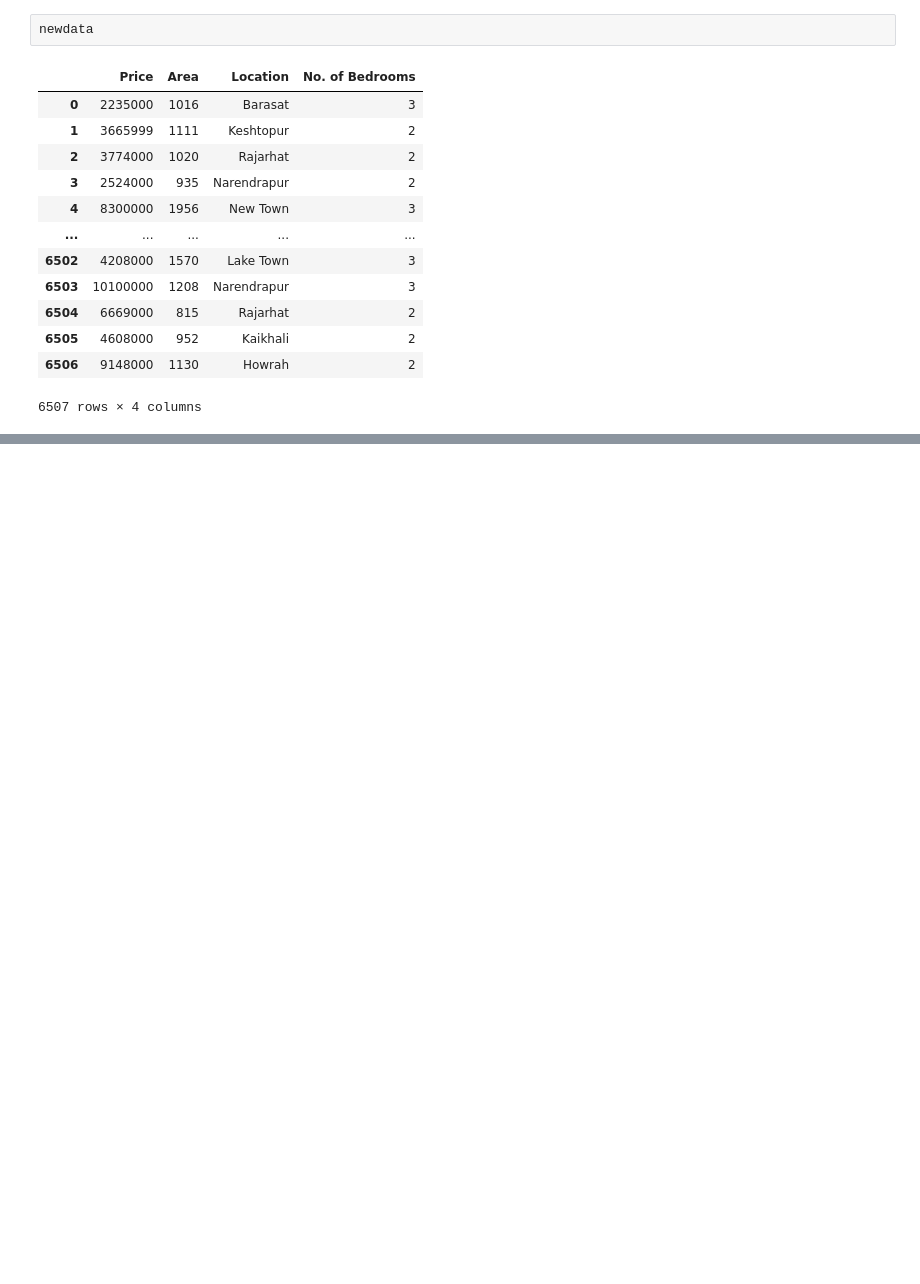
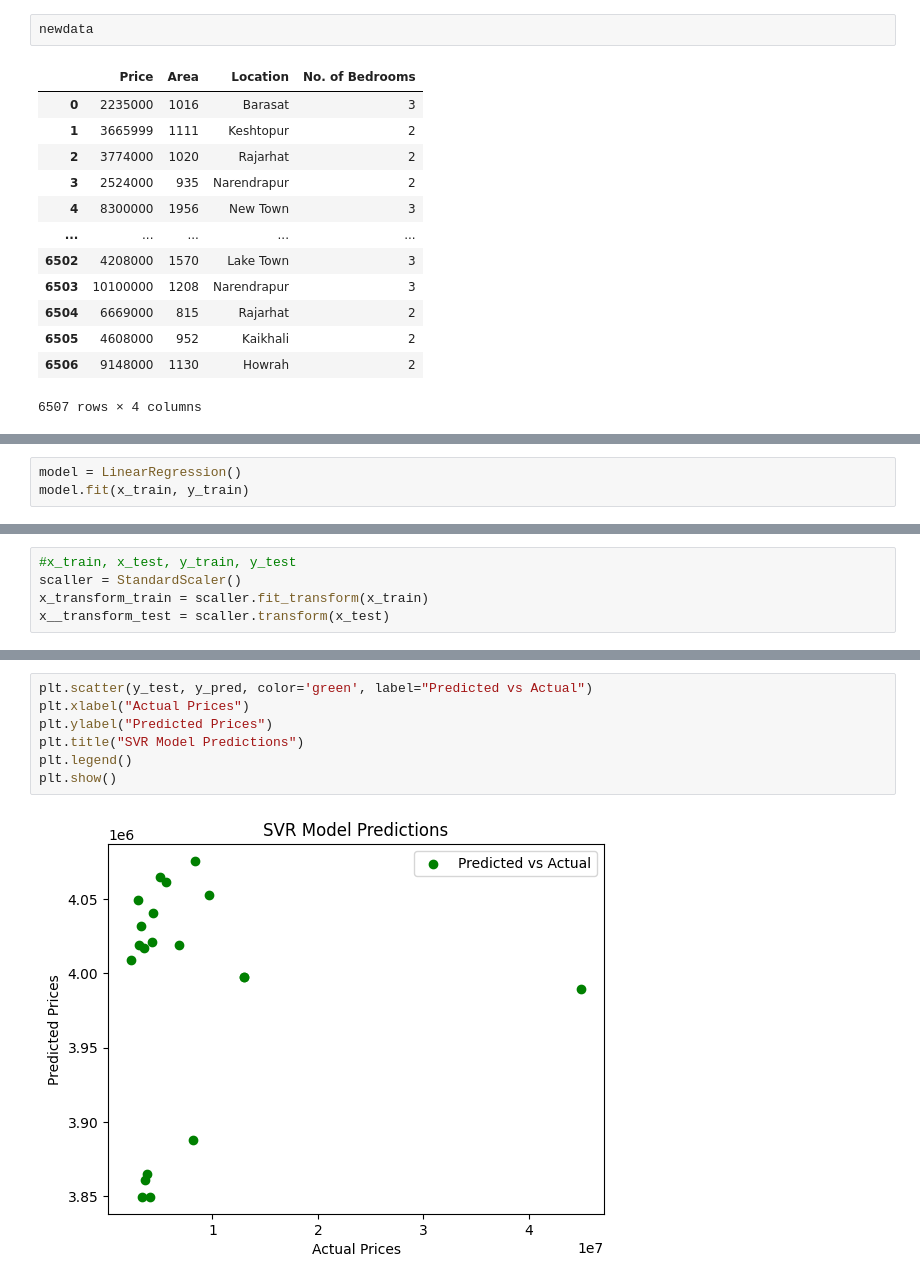
Before and after one commit to Ar12agnik/predictive-analysis, a Jupyter notebook: predictive_analysis.ipynb, the cells around one changed output, grey strips where cells are left out. Saved outputs shown, nothing was run; the diff lists cells and outputs as text; blank space fills up the shorter version.

```diff
--- a/predictive_analysis.ipynb
+++ b/predictive_analysis.ipynb
@@ -119,0 +176,3 @@ newdata
+# %%
+model = LinearRegression()
+model.fit(x_train, y_train)
@@ -119,0 +247,5 @@ newdata
+# %%
+#x_train, x_test, y_train, y_test
+scaller = StandardScaler()
+x_transform_train = scaller.fit_transform(x_train)
+x__transform_test = scaller.transform(x_test)
@@ -119,0 +276,9 @@ newdata
+# %%
+plt.scatter(y_test, y_pred, color='green', label="Predicted vs Actual")
+plt.xlabel("Actual Prices")
+plt.ylabel("Predicted Prices")
+plt.title("SVR Model Predictions")
+plt.legend()
+plt.show()
+# %% [output]
+[figure, added]
```
Also changed, not shown: parts of 19 cells of this notebook.
